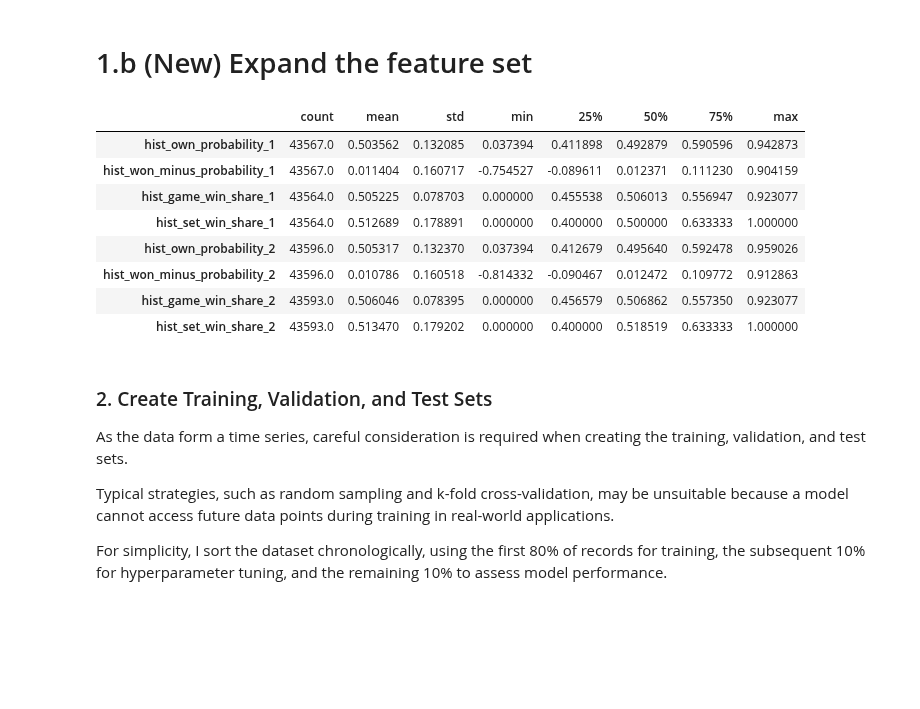
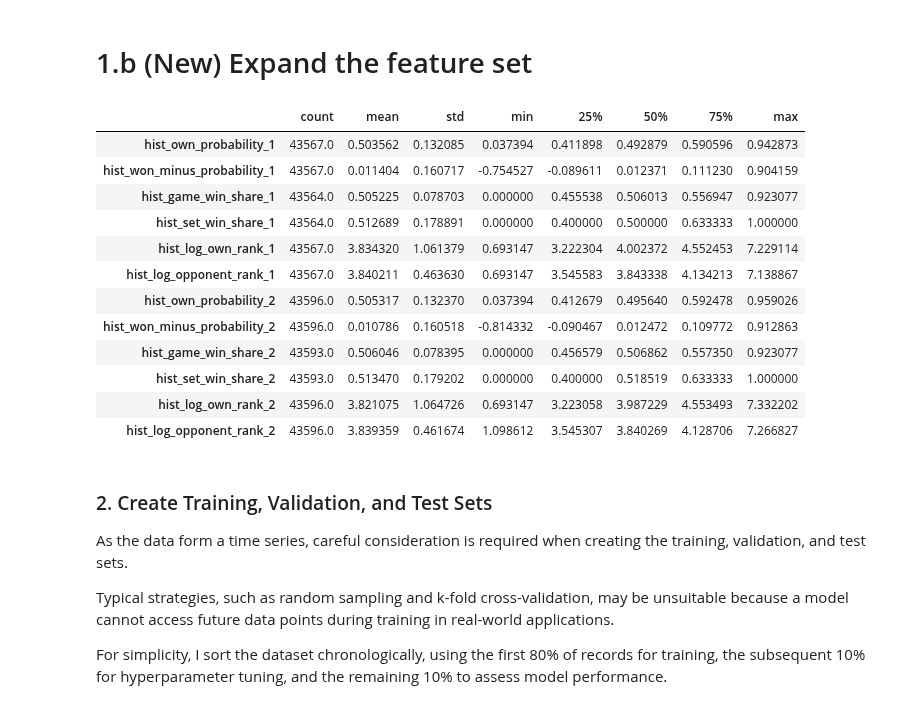
Before and after one commit to twinzies/wta_match_predictions, a Jupyter notebook: src/notebook-v2-fcnn.ipynb, the cells around one changed output. Drawn from its saved outputs; the diff is of its cells as text; code cells hidden in the pictures; blank space fills up the shorter version.

```diff
--- a/src/notebook-v2-fcnn.ipynb
+++ b/src/notebook-v2-fcnn.ipynb
@@ -98,41 +98,53 @@ def score_shares(match, side):
     set_share = wins_1 / len(sets)
     return [game_share, set_share] if side == 1 else [1 - game_share, 1 - set_share]
 
-history_value_names = ["own_probability", "won_minus_probability", "game_win_share", "set_win_share"]
+
+# Feature 3 : Historical ranks
+def rank_values(match, side):
+    """The player's and her opponent's rank at the time of the match, on a log scale."""
+    opponent = 3 - side
+    return [np.log1p(match[f"Rank_{side}"]), np.log1p(match[f"Rank_{opponent}"])]
+
+history_value_names = ["own_probability", "won_minus_probability", "game_win_share", "set_win_share",
+                       "log_own_rank", "log_opponent_rank"]
 player_history = defaultdict(lambda: deque(maxlen=history_matches))
 history_rows = {}
 
 with warnings.catch_warnings():
     # nanmean warns when every past score was unusable; the result is NaN, which is imputed later.
     warnings.simplefilter("ignore", RuntimeWarning)
 
     for date, daily_matches in wta.groupby("Date", sort=True):
         cutoff = date - pd.Timedelta(days=history_days)
         for idx, match in daily_matches.iterrows():
             row = {}
             for side in (1, 2):
                 past = [values for past_date, values in player_history[match[f"Player_{side}"]]
                         if past_date >= cutoff]
                 means = np.nanmean(past, axis=0) if past else [np.nan] * len(history_value_names)
                 row.update({f"hist_{name}_{side}": value for name, value in zip(history_value_names, means)})
             history_rows[idx] = row
 
         # Results enter history only after all features for this date are built.
         for idx, match in daily_matches.iterrows():
             for side in (1, 2):
                 player_history[match[f"Player_{side}"]].append(
-                    (date, odds_values(match, side) + score_shares(match, side)))
+                    (date, odds_values(match, side) + score_shares(match, side) + rank_values(match, side)))
 
 history_features = [f"hist_{name}_{side}" for side in (1, 2) for name in history_value_names]
 wta = wta.join(pd.DataFrame.from_dict(history_rows, orient="index")[history_features])
 wta[history_features].describe().T
 # %% [output]
 |  | count | mean | std | min | 25% | 50% | 75% | max |
 | hist_own_probability_1 | 43567.0 | 0.503562 | 0.132085 | 0.037394 | 0.411898 | 0.492879 | 0.590596 | 0.942873 |
 | hist_won_minus_probability_1 | 43567.0 | 0.011404 | 0.160717 | -0.754527 | -0.089611 | 0.012371 | 0.111230 | 0.904159 |
 | hist_game_win_share_1 | 43564.0 | 0.505225 | 0.078703 | 0.000000 | 0.455538 | 0.506013 | 0.556947 | 0.923077 |
 | hist_set_win_share_1 | 43564.0 | 0.512689 | 0.178891 | 0.000000 | 0.400000 | 0.500000 | 0.633333 | 1.000000 |
+| hist_log_own_rank_1 | 43567.0 | 3.834320 | 1.061379 | 0.693147 | 3.222304 | 4.002372 | 4.552453 | 7.229114 |
+| hist_log_opponent_rank_1 | 43567.0 | 3.840211 | 0.463630 | 0.693147 | 3.545583 | 3.843338 | 4.134213 | 7.138867 |
 | hist_own_probability_2 | 43596.0 | 0.505317 | 0.132370 | 0.037394 | 0.412679 | 0.495640 | 0.592478 | 0.959026 |
 | hist_won_minus_probability_2 | 43596.0 | 0.010786 | 0.160518 | -0.814332 | -0.090467 | 0.012472 | 0.109772 | 0.912863 |
 | hist_game_win_share_2 | 43593.0 | 0.506046 | 0.078395 | 0.000000 | 0.456579 | 0.506862 | 0.557350 | 0.923077 |
 | hist_set_win_share_2 | 43593.0 | 0.513470 | 0.179202 | 0.000000 | 0.400000 | 0.518519 | 0.633333 | 1.000000 |
+| hist_log_own_rank_2 | 43596.0 | 3.821075 | 1.064726 | 0.693147 | 3.223058 | 3.987229 | 4.553493 | 7.332202 |
+| hist_log_opponent_rank_2 | 43596.0 | 3.839359 | 0.461674 | 1.098612 | 3.545307 | 3.840269 | 4.128706 | 7.266827 |
```
Also changed, not shown: parts of 14 cells of this notebook, 3 other files.
